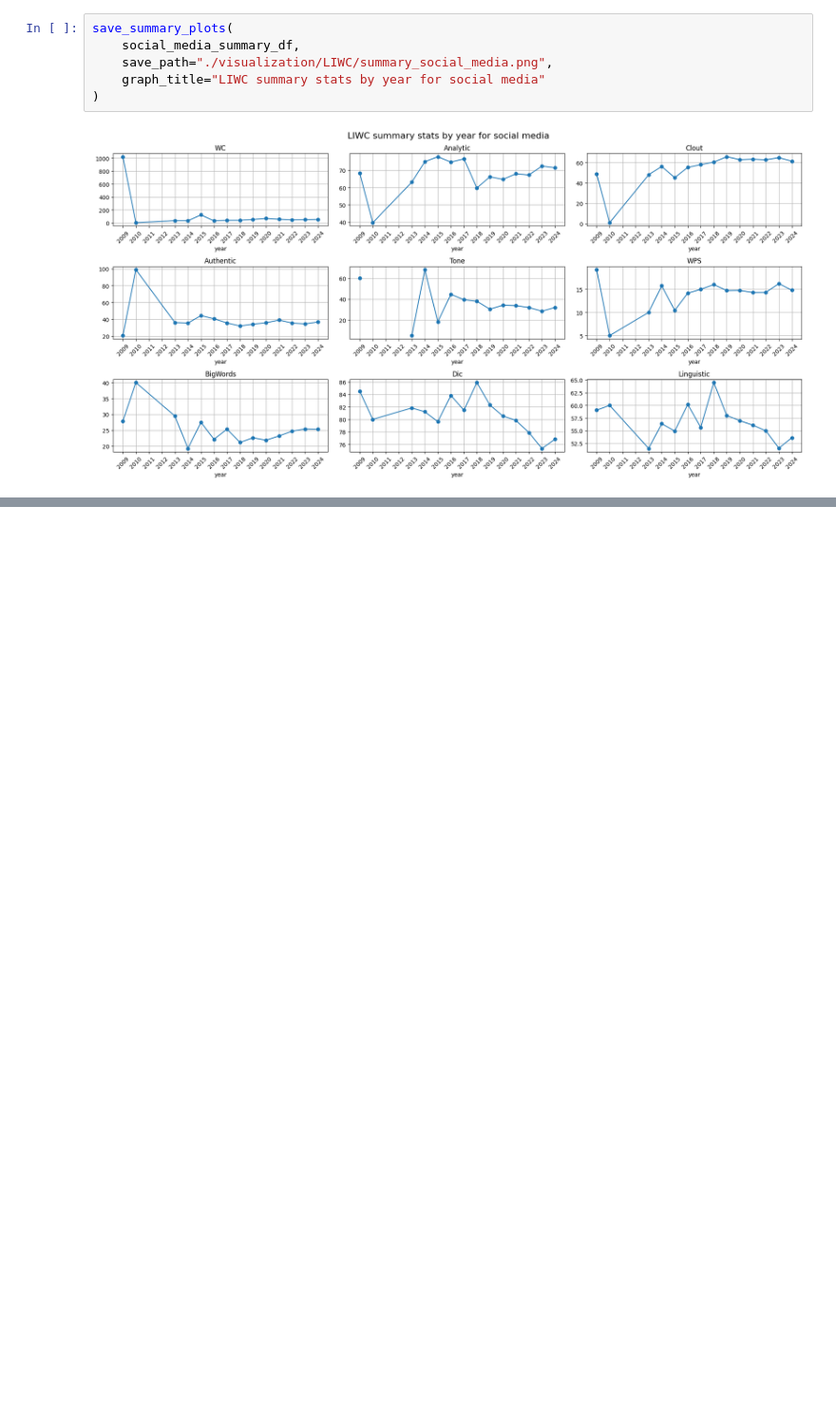
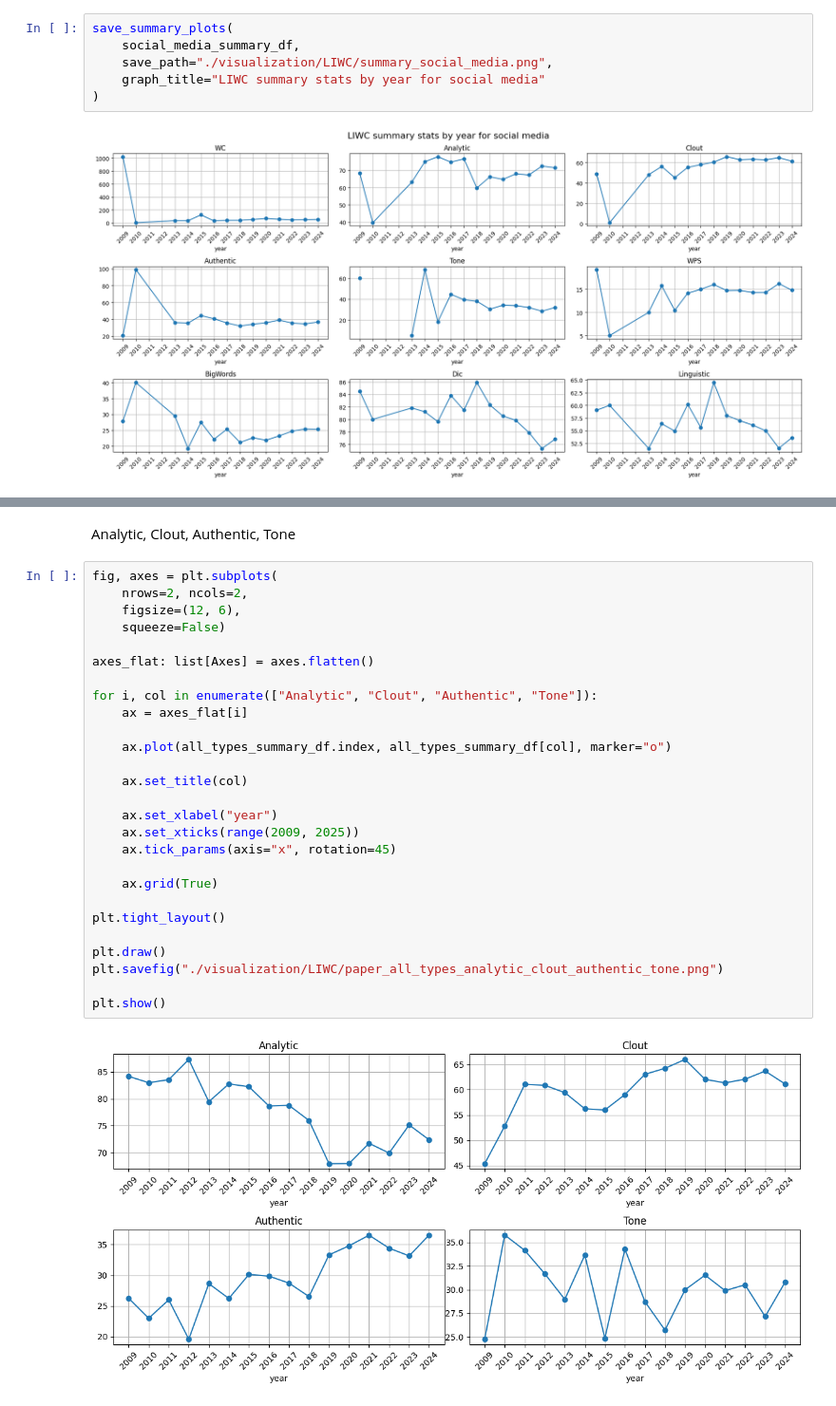
Before and after one commit to sfu-discourse-lab/fake_news_over_time, a Jupyter notebook: liwc_trendlines.ipynb, the cells around one changed output, grey strips where cells are left out. Shown at 95% size. Saved outputs shown, nothing was run; the diff lists cells and outputs as text; blank space fills up the shorter version.

```diff
--- a/liwc_trendlines.ipynb
+++ b/liwc_trendlines.ipynb
@@ -173,0 +238,31 @@ save_summary_plots(
+# %% [markdown]
+Analytic, Clout, Authentic, Tone
+# %%
+fig, axes = plt.subplots(
+    nrows=2, ncols=2,
+    figsize=(12, 6),
+    squeeze=False)
+
+axes_flat: list[Axes] = axes.flatten()
+
+for i, col in enumerate(["Analytic", "Clout", "Authentic", "Tone"]):
+    ax = axes_flat[i]
+
+    ax.plot(all_types_summary_df.index, all_types_summary_df[col], marker="o")
+
+    ax.set_title(col)
+
+    ax.set_xlabel("year")
+    ax.set_xticks(range(2009, 2025))
+    ax.tick_params(axis="x", rotation=45)
+
+    ax.grid(True)
+
+plt.tight_layout()
+
+plt.draw()
+plt.savefig("./visualization/LIWC/paper_all_types_analytic_clout_authentic_tone.png")
+
+plt.show()
+# %% [output]
+[figure, added]
```
Also changed, not shown: parts of 5 cells of this notebook, 3 other files.
